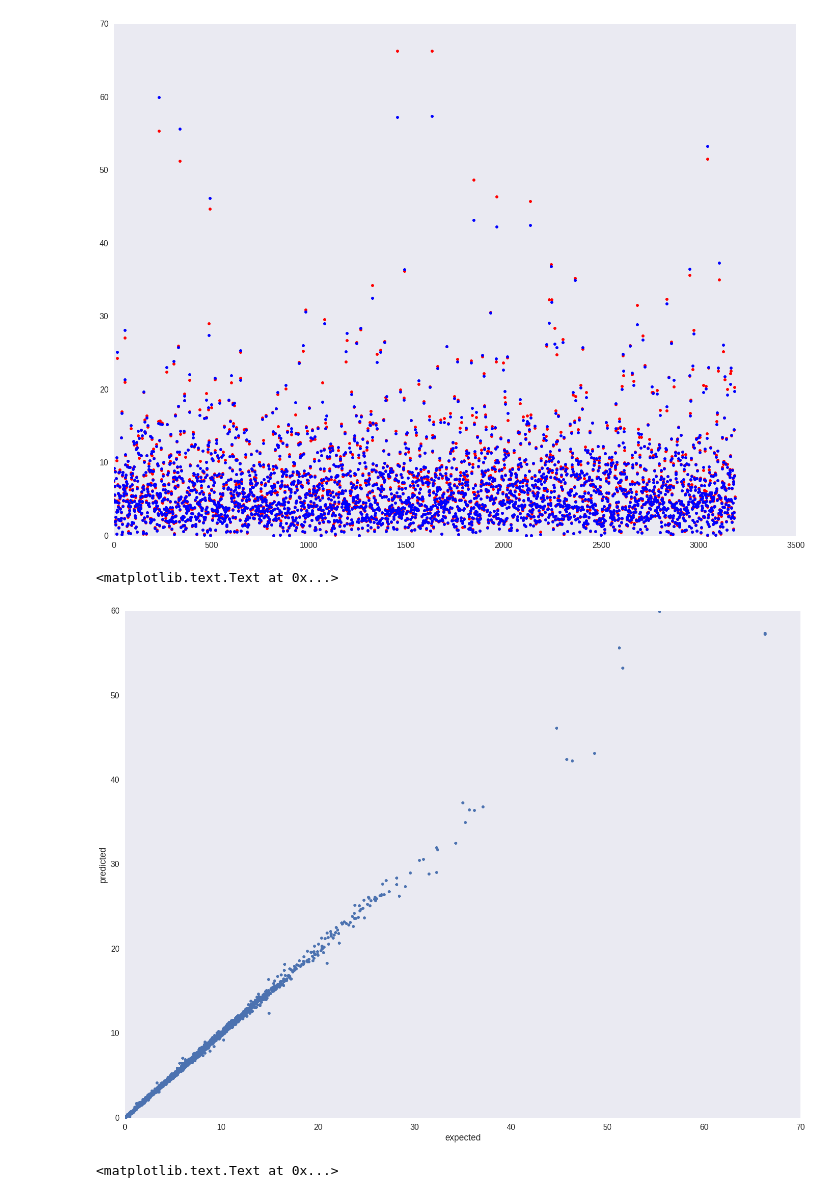
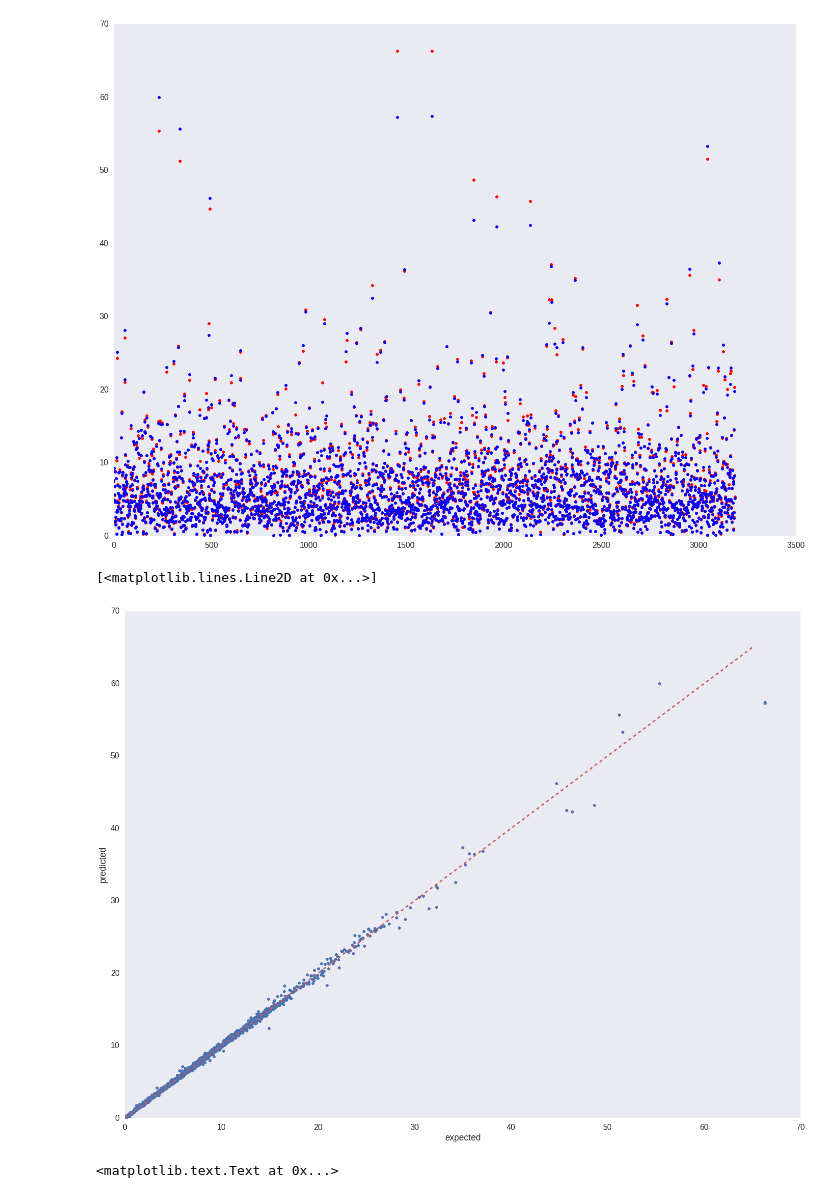
Before and after one commit to aflyax/Python, a Jupyter notebook: athenahealth_analysis/athena_regression.ipynb, the cells around one changed output. Saved outputs shown, nothing was run; the diff lists cells and outputs as text; code cells hidden in the pictures.

```diff
--- a/athenahealth_analysis/athena_regression.ipynb
+++ b/athenahealth_analysis/athena_regression.ipynb
@@ -288,10 +288,11 @@ plt.plot(gbr.predict(X_test), '.b')
 # %%
 plt.plot(y_test, gbr.predict(X_test), '.')
 plt.xlabel('expected')
 plt.ylabel('predicted')
+plt.plot(range(np.int(np.max(y_test))), range(np.int(np.max(y_test))), '--', c='indianred')
 # %% [output]
-<matplotlib.text.Text at 0x...>
+[<matplotlib.lines.Line2D at 0x...>]
-[figure, old version]
+[figure, new version]
 # %%
 plt.plot(gbr.predict(X_test)/y_test, '.')
 plt.ylabel('predicted/expected')
```
Also changed, not shown: parts of 5 cells of this notebook.
